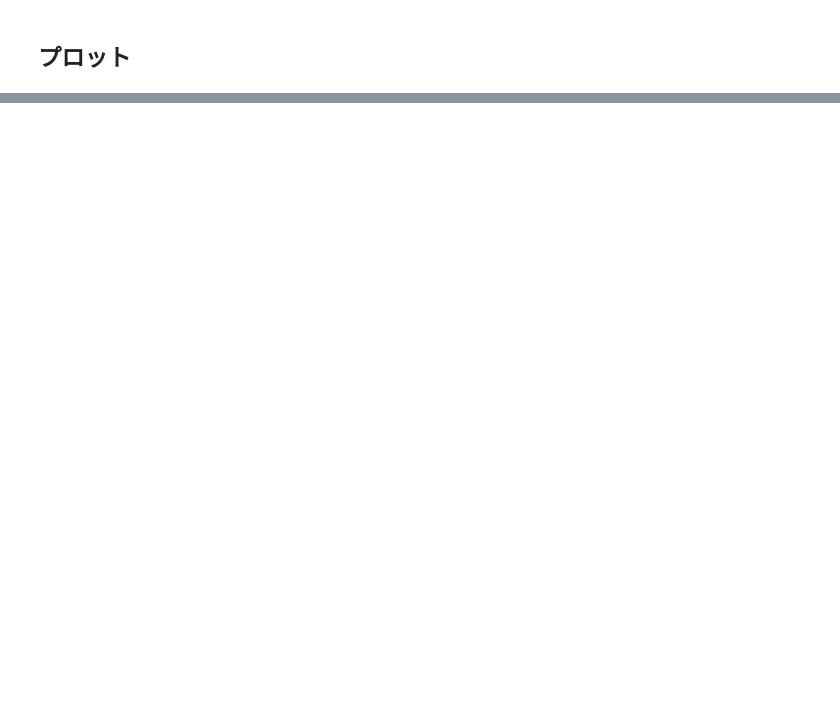
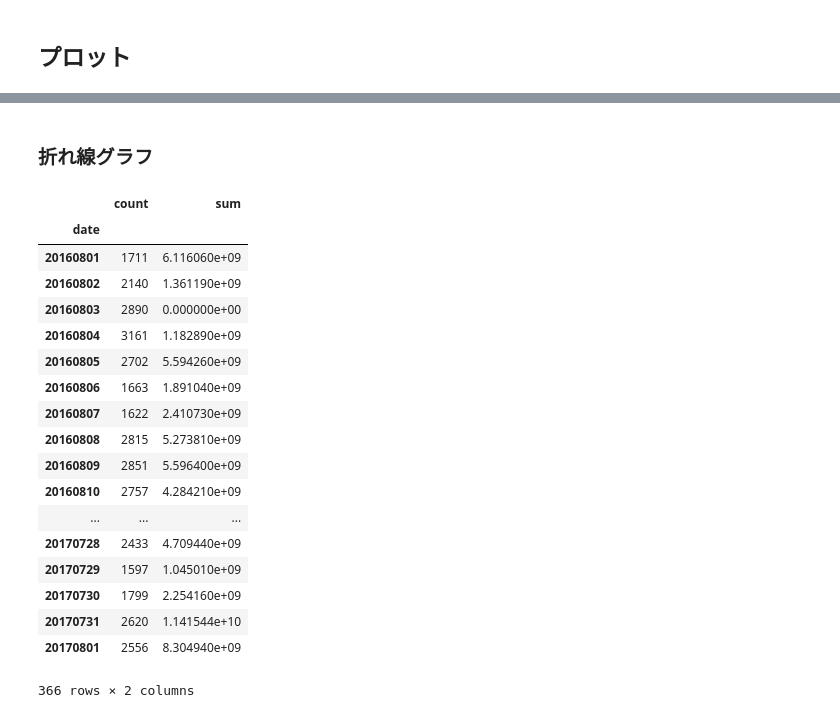
Before and after one commit to taiki323/kaggle_training, a Jupyter notebook: Google_Analytics_Customer_Revenue_Prediction.ipynb, the cells around one changed output, grey strips where cells are left out. Saved outputs shown, nothing was run; the diff lists cells and outputs as text; code cells hidden in the pictures; blank space fills up the shorter version.

```diff
--- a/Google_Analytics_Customer_Revenue_Prediction.ipynb
+++ b/Google_Analytics_Customer_Revenue_Prediction.ipynb
@@ -267,0 +311,24 @@ gdf.sort_values('transactionRevenue')
+# %% [markdown]
+### 折れ線グラフ
+# %%
+train.groupby('date')['transactionRevenue'].agg(['count', 'sum'])
+# %% [output]
+|  | count | sum |
+| date |  |  |
+| 20160801 | 1711 | 6.116060e+09 |
+| 20160802 | 2140 | 1.361190e+09 |
+| 20160803 | 2890 | 0.000000e+00 |
+| 20160804 | 3161 | 1.182890e+09 |
+| 20160805 | 2702 | 5.594260e+09 |
+| 20160806 | 1663 | 1.891040e+09 |
+| 20160807 | 1622 | 2.410730e+09 |
+| 20160808 | 2815 | 5.273810e+09 |
+| 20160809 | 2851 | 5.596400e+09 |
+| 20160810 | 2757 | 4.284210e+09 |
+| ... | ... | ... |
+| 20170728 | 2433 | 4.709440e+09 |
+| 20170729 | 1597 | 1.045010e+09 |
+| 20170730 | 1799 | 2.254160e+09 |
+| 20170731 | 2620 | 1.141544e+10 |
+| 20170801 | 2556 | 8.304940e+09 |
+366 rows × 2 columns
```
Also changed, not shown: parts of 17 cells of this notebook.
